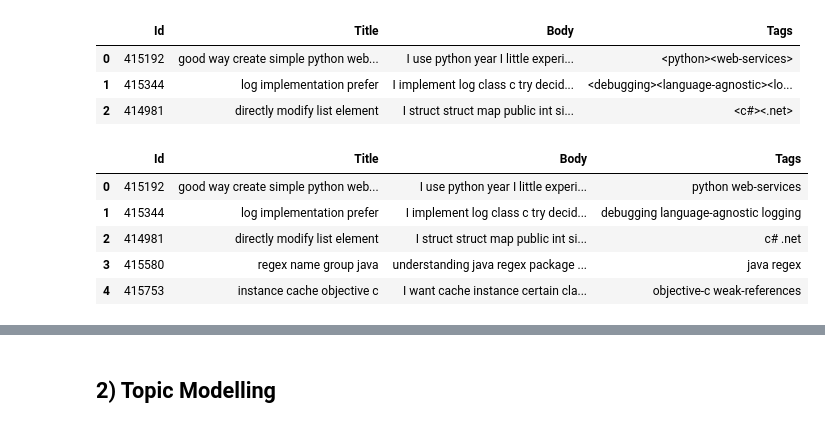
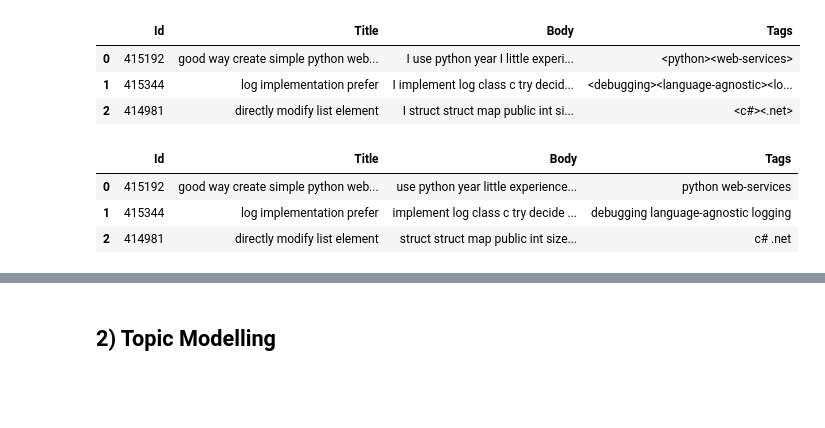
Before and after one commit to Aboubacar2012/categorisation_de_questions, a Jupyter notebook: P05_02_notebooktest.ipynb, the cells around one changed output, grey strips where cells are left out. Cells and saved outputs as stored; diff of their text form; code cells hidden in the pictures; blank space fills up the shorter version.

```diff
--- a/P05_02_notebooktest.ipynb
+++ b/P05_02_notebooktest.ipynb
@@ -26,14 +32,15 @@ data.head(3)
 # remove < and > around Tags
 data["Tags"] = data["Tags"].replace({"<" : " "}, regex=True)
 data["Tags"] = data["Tags"].replace({">" : " "}, regex=True)
+# %%
+data["Body"] = data["Body"].str.lower()
+data["Body"] = data["Body"].apply(remove_stopwords)
 # %%
-data.head()
+data.head(3)
 # %% [output]
 |  | Id | Title | Body | Tags |
-| 0 | 415192 | good way create simple python web... | I use python year I little experi... | python web-services |
-| 1 | 415344 | log implementation prefer | I implement log class c try decid... | debugging language-agnostic logging |
-| 2 | 414981 | directly modify list element | I struct struct map public int si... | c# .net |
-| 3 | 415580 | regex name group java | understanding java regex package ... | java regex |
-| 4 | 415753 | instance cache objective c | I want cache instance certain cla... | objective-c weak-references |
+| 0 | 415192 | good way create simple python web... | use python year little experience... | python web-services |
+| 1 | 415344 | log implementation prefer | implement log class c try decide ... | debugging language-agnostic logging |
+| 2 | 414981 | directly modify list element | struct struct map public int size... | c# .net |
 # %%
 docs = data["Body"].to_list()
```
Also changed, not shown: parts of 11 cells of this notebook.
